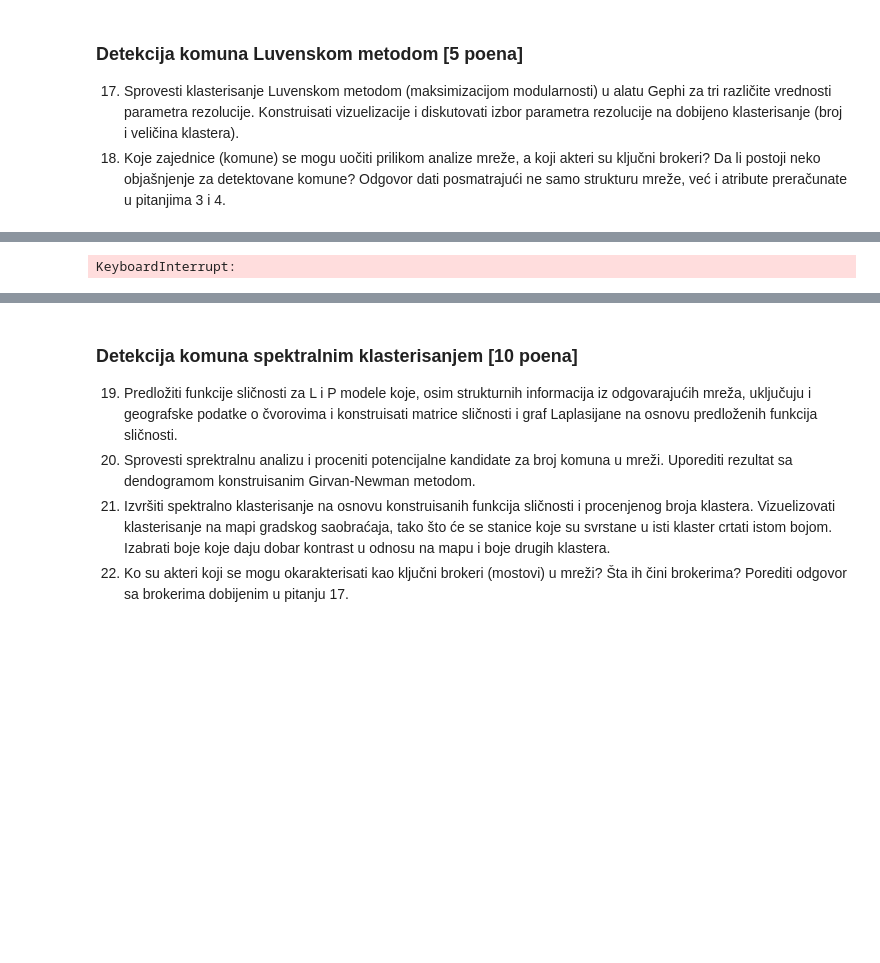
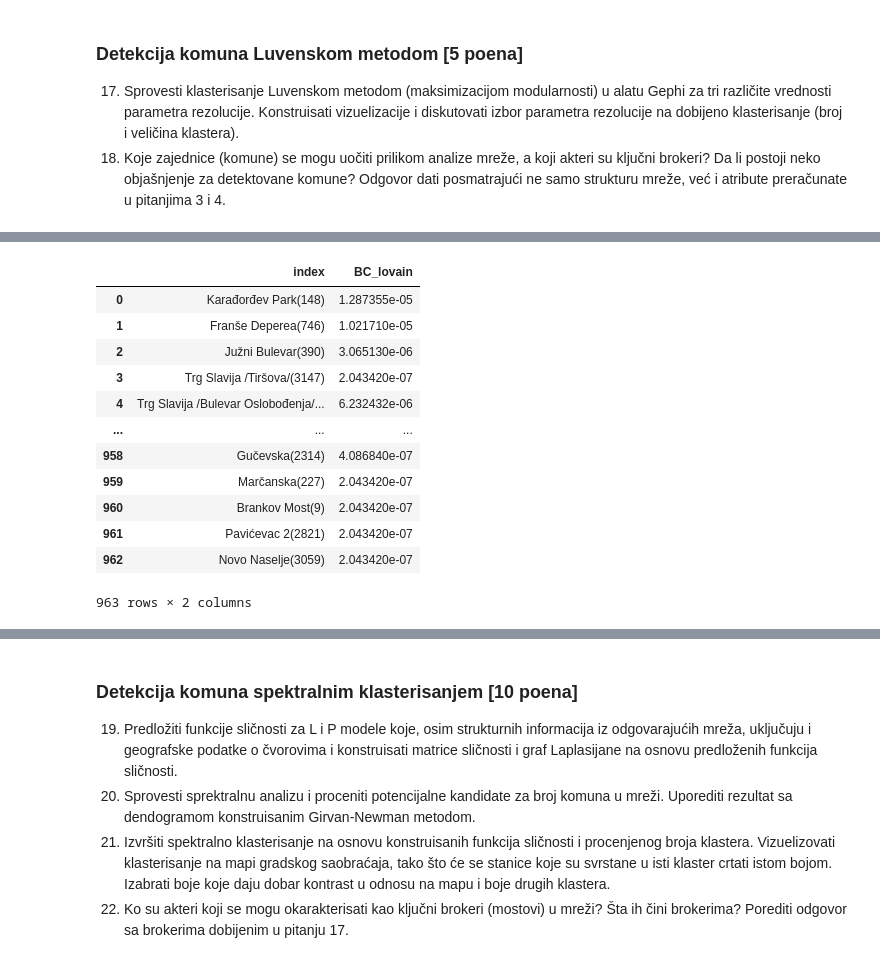
Before and after one commit to markods/BelgradeTransportNet, a Jupyter notebook: src/projekat.ipynb, the cells around one changed output, grey strips where cells are left out. Saved outputs shown, nothing was run; the diff lists cells and outputs as text; code cells hidden in the pictures; blank space fills up the shorter version.

Commit message:
Ubrzan BC_community

```diff
--- a/src/projekat.ipynb
+++ b/src/projekat.ipynb
@@ -1027,40 +1072,54 @@ def get_community_BC(G:nx.Graph, community_attribute):
 
 #rezoluciju kao string posto je deo imena
 def get_modularity_df(graph_name, resolution):
     csv_name = f"{graphs_path}/{graph_name}_luven_{resolution}_nodes.csv"
     df_louvain_org = pd.read_csv(csv_name)
     df_louvain_renamed = df_louvain_org.rename(columns={"Id":"StopId", "Label":"Id", "0":"stop_name", "1":"lat", "2":"lon", "modularity_class": "louvain_community"})
     # print(df_louvain_org.columns)
     # print(df_louvain_renamed.columns)
     return df_louvain_renamed
 
 # Vratice ceo graf
 def get_full_graph(G_Org:nx.Graph, graph_name, resolution):
     G = G_Org.copy()
     df_communities = get_modularity_df(graph_name, resolution)[["Id", "lat", "lon", "louvain_community"]]
     df_graph = pd.merge(df_centralities_composite, df_communities, on="Id", how="inner")
     df_graph_records = df_graph.to_records()
     for _, id, composite, DC, CC, BC, EVC, lat, lon, community in df_graph_records:
         G.nodes[id]["DC"] = DC
         G.nodes[id]["CC"] = CC
         G.nodes[id]["BC"] = BC
         G.nodes[id]["EVC"] = EVC
         G.nodes[id]["composite"] = composite
         G.nodes[id]["louvain_community"] = community
     return df_graph, G
 
 df_graph, BGNetL_modularity = get_full_graph(BgNetL, "BGNetL", "1.0")
 
-finding_brokers = False #Za sad na false posto je spora operacija
-if finding_brokers:
-    BC_community = get_community_BC(BGNetL_modularity, "louvain_community")
-    df_graph_louvain_brokerage = pd.DataFrame.from_dict(BC_community, columns=["louvain_community"], orient="index").reset_index().rename({"index":"Id"})
+finding_brokers = True #Za sad na false posto je spora operacija
+# if finding_brokers:
 
-    df_graph_louvain_brokerage.sort_values(by="BC_lovain", ascending=False)
-    df_graph_louvain_brokerage
+BC_community = get_community_BC(BGNetL_modularity, "louvain_community")
+df_graph_louvain_brokerage = pd.DataFrame.from_dict(BC_community, columns=["BC_lovain"], orient="index").reset_index().rename({"index":"Id"})
+
+df_graph_louvain_brokerage.sort_values(by="BC_lovain", ascending=False)
+df_graph_louvain_brokerage
+
 # print(df_graph_brokerage[df_graph_brokerage["brokerage"] == 1].shape)
 # %% [output]
+|  | index | BC_lovain |
+| 0 | Karađorđev Park(148) | 1.287355e-05 |
+| 1 | Franše Deperea(746) | 1.021710e-05 |
+| 2 | Južni Bulevar(390) | 3.065130e-06 |
+| 3 | Trg Slavija /Tiršova/(3147) | 2.043420e-07 |
+| 4 | Trg Slavija /Bulevar Oslobođenja/... | 6.232432e-06 |
+| ... | ... | ... |
+| 958 | Gučevska(2314) | 4.086840e-07 |
+| 959 | Marčanska(227) | 2.043420e-07 |
+| 960 | Brankov Most(9) | 2.043420e-07 |
+| 961 | Pavićevac 2(2821) | 2.043420e-07 |
+| 962 | Novo Naselje(3059) | 2.043420e-07 |
-KeyboardInterrupt:
+963 rows × 2 columns
 # %%
 # 18) Koje zajednice (komune) se mogu uočiti prilikom analize mreže, a koji akteri su ključni brokeri?
 # Da li postoji neko objašnjenje za detektovane komune?
```
Also changed, not shown: parts of 2 cells of this notebook, 3 other files.
